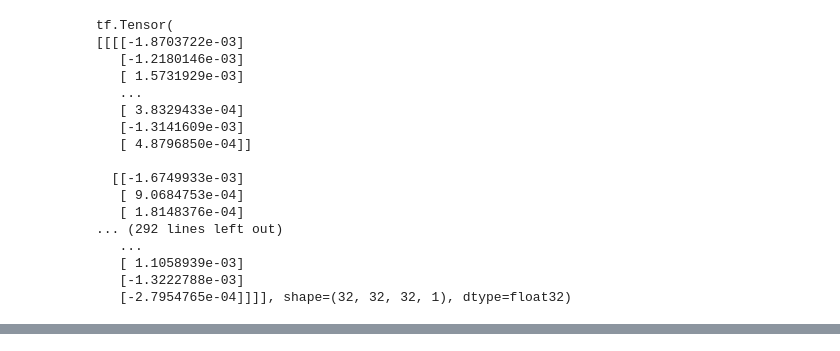
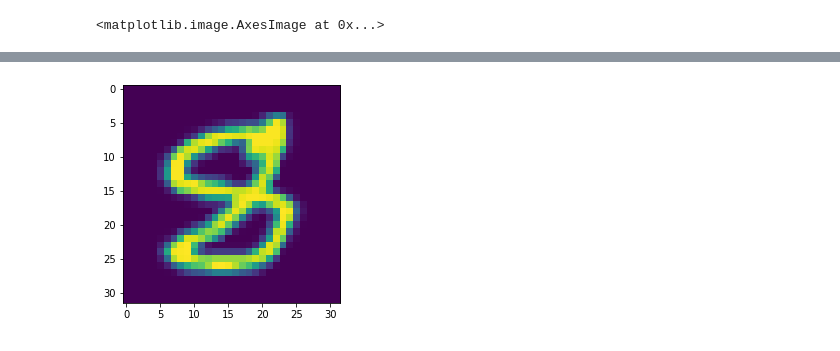
Before and after one commit to IvanOleksiyuk/glow_hep, a Jupyter notebook: Main experiments.ipynb, the cells around one changed output, grey strips where cells are left out. Saved outputs shown, nothing was run; the diff lists cells and outputs as text; code cells hidden in the pictures.

```diff
--- a/Main experiments.ipynb
+++ b/Main experiments.ipynb
@@ -25,5 +25,5 @@ train_data = train_data.batch(32).map(preprocess)
 test_data = test_data.batch(32).map(preprocess)
 
 x = next(iter(train_data))
-print(x)
+plt.imshow(x[4])
 # %% [output]
@@ -34,17 +35 @@ To enable them in other operations, rebuild TensorFlow with the appropriate comp
-tf.Tensor(
-[[[[-1.8703722e-03]
-   [-1.2180146e-03]
-   [ 1.5731929e-03]
-   ...
-   [ 3.8329433e-04]
-   [-1.3141609e-03]
-   [ 4.8796850e-04]]
-
-  [[-1.6749933e-03]
-   [ 9.0684753e-04]
-   [ 1.8148376e-04]
-... (292 lines left out)
-   ...
-   [ 1.1058939e-03]
-   [-1.3222788e-03]
-   [-2.7954765e-04]]]], shape=(32, 32, 32, 1), dtype=float32)
+<matplotlib.image.AxesImage at 0x...>
@@ -52,3 +36,4 @@ tf.Tensor(
+[figure, added]
 # %%
 #define and test our bijector
 glow = tfglow.Glow(output_shape=[32, 32, 1],
```
Also changed, not shown: parts of 8 cells of this notebook, 3 other files.
